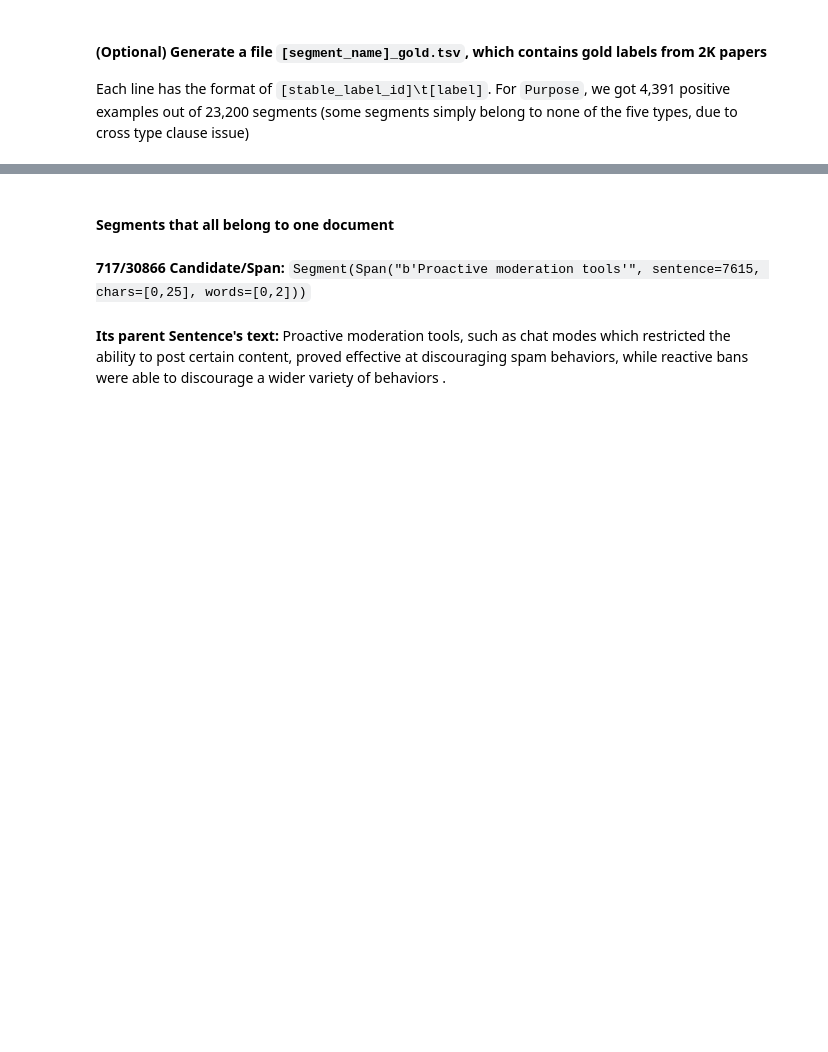
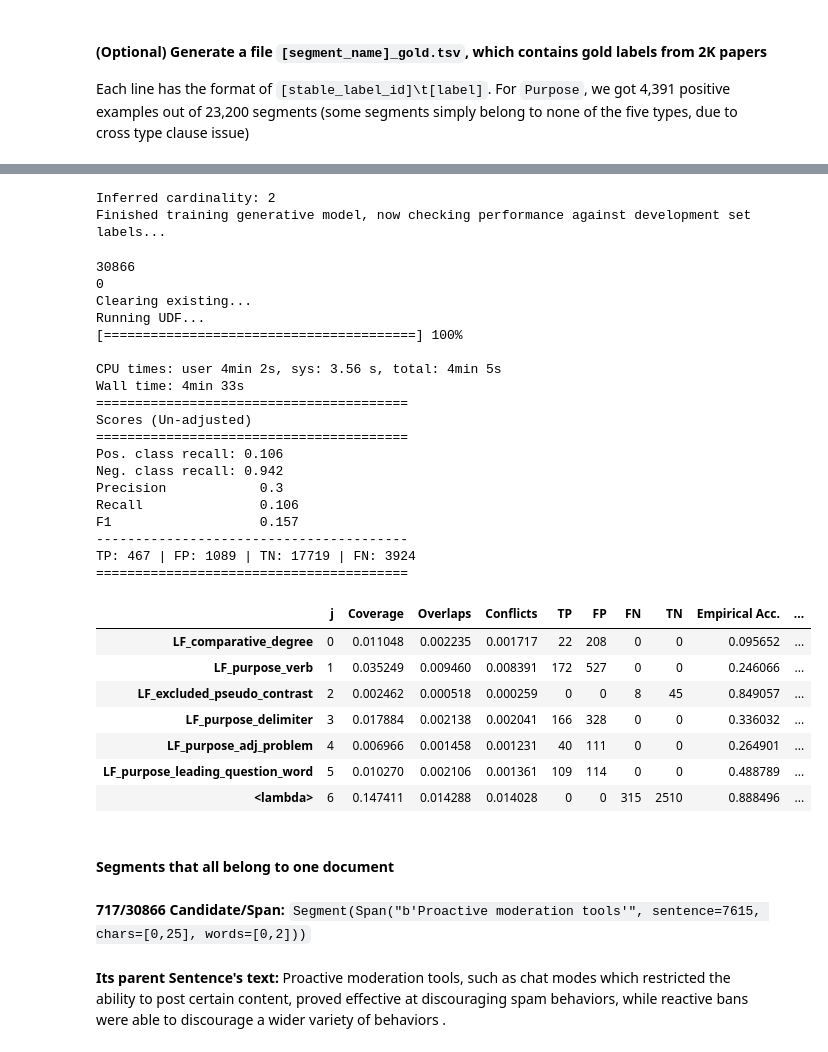
Before and after one commit to xeniaqian94/snorkel, a Jupyter notebook: abstractnet/testrun/Test_Run_6_Load_Groundtruth.ipynb, the cells around one changed output, grey strips where cells are left out. Cells and saved outputs as stored; diff of their text form; code cells hidden in the pictures; blank space fills up the shorter version.

```diff
--- a/abstractnet/testrun/Test_Run_6_Load_Groundtruth.ipynb
+++ b/abstractnet/testrun/Test_Run_6_Load_Groundtruth.ipynb
@@ -271,0 +389,20 @@ tp, fp, tn, fn = test_LF(session, LF_purpose_verb_test, split=1, annotator_name=
+# %%
+from snorkel.lf_helpers import *
+
+def LF_comparative_degree(c):
+    return 1 if rule_regex_search_candidate_text(c,"(.*more.*than.*$)|(.*er than.*$)",1) else 0
+
+def LF_purpose_verb(c):
+    return 1 if rule_regex_search_candidate_text(c,"(.*in order to.*$)|(.* implication.*$)|(.* to solve.*$)|(.* hypothesis.*$)|(.*to enable.*$)|(.*to aid.*$)|(.*to produce.*$)|(.*to investigat.*$)|(.* give.*$)|(.* that can .*$)|(.* examine.*$)|(.* extend.*$)|(.* offer.*$)",1) else 0
+
+from snorkel.annotations import LabelAnnotator
+
+purpose_LFs=[LF_comparative_degree,LF_purpose_verb,LF_excluded_pseudo_contrast,LF_comparative_degree,LF_purpose_verb,LF_purpose_delimiter,LF_purpose_adj_problem,LF_purpose_leading_question_word,negate(LF_mechanism_verb),negate(LF_mechanism_adv),negate(LF_mechanism_noun),negate(LF_mechanism_adj)]
+
+labeler = LabelAnnotator(lfs=purpose_LFs)
+
+np.random.seed(1701)
+%time L_train = labeler.apply(split=0)
+L_train
+
+# ,LF_excluded_pseudo_contrast,LF_comparative_degree,LF_purpose_verb,LF_purpose_delimiter,LF_purpose_adj_problem,LF_purpose_leading_question_word] #negate(LF_mechanism_verb),negate(LF_mechanism_adv),negate(LF_mechanism_noun),negate(LF_mechanism_adj)]
@@ -272,3 +436,47 @@ tp, fp, tn, fn = test_LF(session, LF_purpose_verb_test, split=1, annotator_name=
+# %%
+from snorkel.learning import GenerativeModel
+
+gen_model = GenerativeModel(lf_propensity=True)
+gen_model.train(L_train, epochs=100, decay=0.95, step_size=0.1/L_train.shape[0], reg_param=0.0)
+
+print("Finished training generative model, now checking performance against development set labels...")
+# %% [output]
+Inferred cardinality: 2
+Finished training generative model, now checking performance against development set labels...
+# %%
+np.random.seed(1701)
+%time L_dev = labeler.apply_existing(split=1)
+_ = gen_model.error_analysis(session, L_dev, L_gold_dev,set_unlabeled_as_neg=False)
+
+L_dev.lf_stats(session, L_gold_dev, gen_model.learned_lf_stats()['Accuracy'])  # learned_lf_stats(): For each labeling function, estimates of a few metrics are provided
+# %% [output]
+30866
+0
+Clearing existing...
+Running UDF...
+[========================================] 100%
+
+CPU times: user 4min 2s, sys: 3.56 s, total: 4min 5s
+Wall time: 4min 33s
+========================================
+Scores (Un-adjusted)
+========================================
+Pos. class recall: 0.106
+Neg. class recall: 0.942
+Precision            0.3
+Recall               0.106
+F1                   0.157
+----------------------------------------
+TP: 467 | FP: 1089 | TN: 17719 | FN: 3924
+========================================
+|  | j | Coverage | Overlaps | Conflicts | TP | FP | FN | TN | Empirical Acc. | ... |
+| LF_comparative_degree | 0 | 0.011048 | 0.002235 | 0.001717 | 22 | 208 | 0 | 0 | 0.095652 | ... |
+| LF_purpose_verb | 1 | 0.035249 | 0.009460 | 0.008391 | 172 | 527 | 0 | 0 | 0.246066 | ... |
+| LF_excluded_pseudo_contrast | 2 | 0.002462 | 0.000518 | 0.000259 | 0 | 0 | 8 | 45 | 0.849057 | ... |
+| LF_purpose_delimiter | 3 | 0.017884 | 0.002138 | 0.002041 | 166 | 328 | 0 | 0 | 0.336032 | ... |
+| LF_purpose_adj_problem | 4 | 0.006966 | 0.001458 | 0.001231 | 40 | 111 | 0 | 0 | 0.264901 | ... |
+| LF_purpose_leading_question_word | 5 | 0.010270 | 0.002106 | 0.001361 | 109 | 114 | 0 | 0 | 0.488789 | ... |
+| <lambda> | 6 | 0.147411 | 0.014288 | 0.014028 | 0 | 0 | 315 | 2510 | 0.888496 | ... |
 # %% [markdown]
 #### Segments that all belong to one document
 # %%
```
Also changed, not shown: parts of 25 cells of this notebook, 6 other files.
